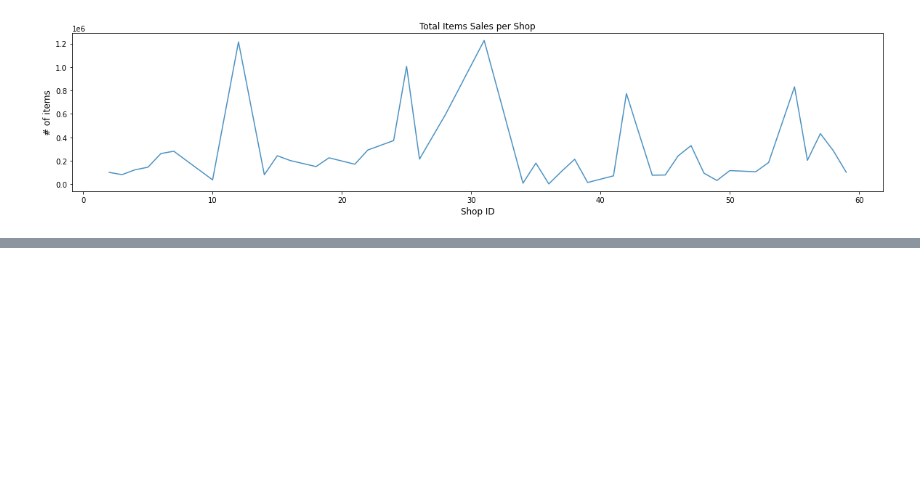
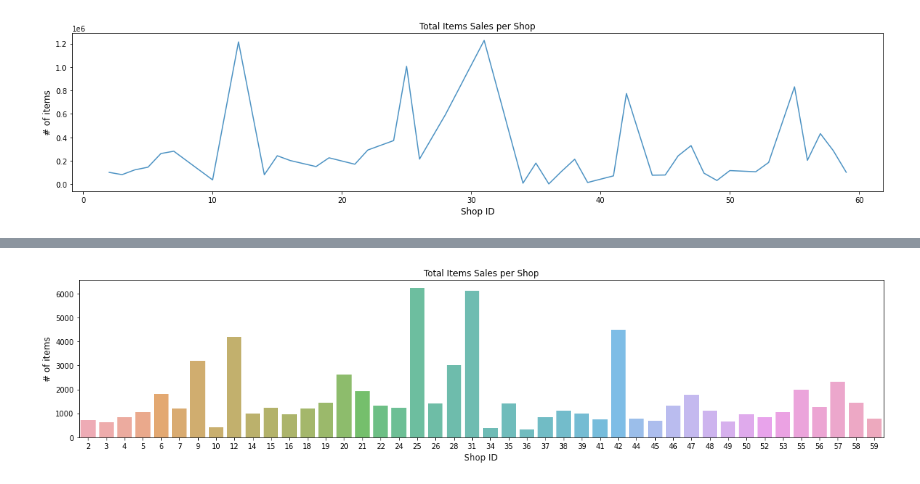
Before and after one commit to jguzman94/capstone-project, a Jupyter notebook: Results.ipynb, the cells around one changed output, grey strips where cells are left out. Cells and saved outputs as stored; diff of their text form; code cells hidden in the pictures; blank space fills up the shorter version.

```diff
--- a/Results.ipynb
+++ b/Results.ipynb
@@ -129,0 +184,3 @@ plt.show()
+# %%
+df_33 = sales[sales['date_block_num'] == 33]
+df_33 = df_33.groupby(['shop_id'])['item_cnt_day'].sum().reset_index()
@@ -129,0 +196,10 @@ plt.show()
+# %%
+# plot
+plt.figure(figsize=(20,4))
+ax=sns.barplot(df_33.shop_id, df_33.item_cnt_day, alpha=0.8)
+plt.title("Total Items Sales per Shop")
+plt.ylabel("# of items", fontsize=12)
+plt.xlabel("Shop ID", fontsize=12)
+plt.show()
+# %% [output]
+[figure, added]
```
Also changed, not shown: parts of 16 cells of this notebook.
